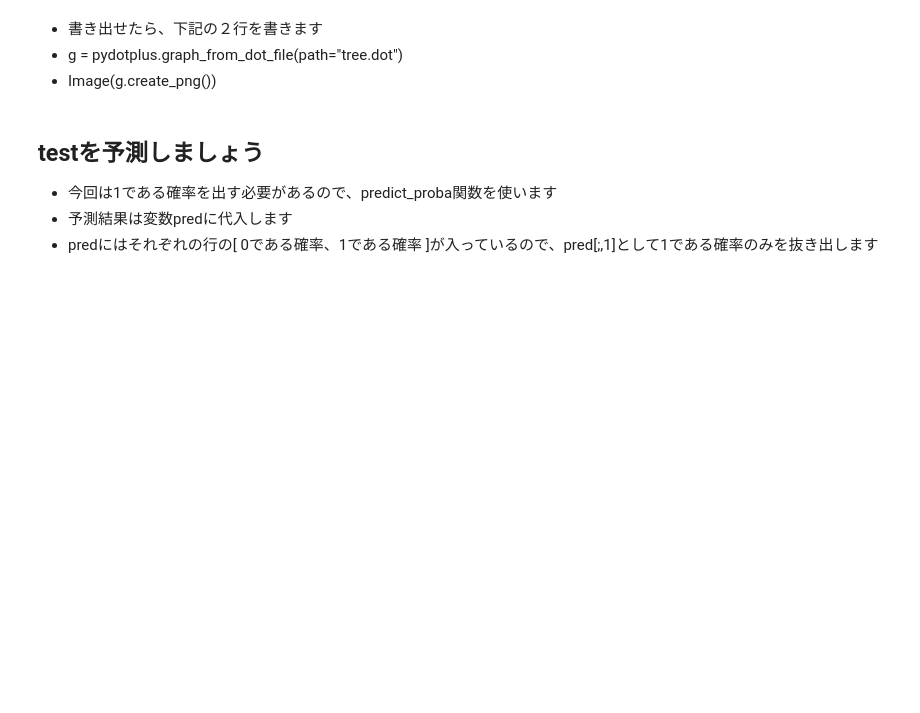
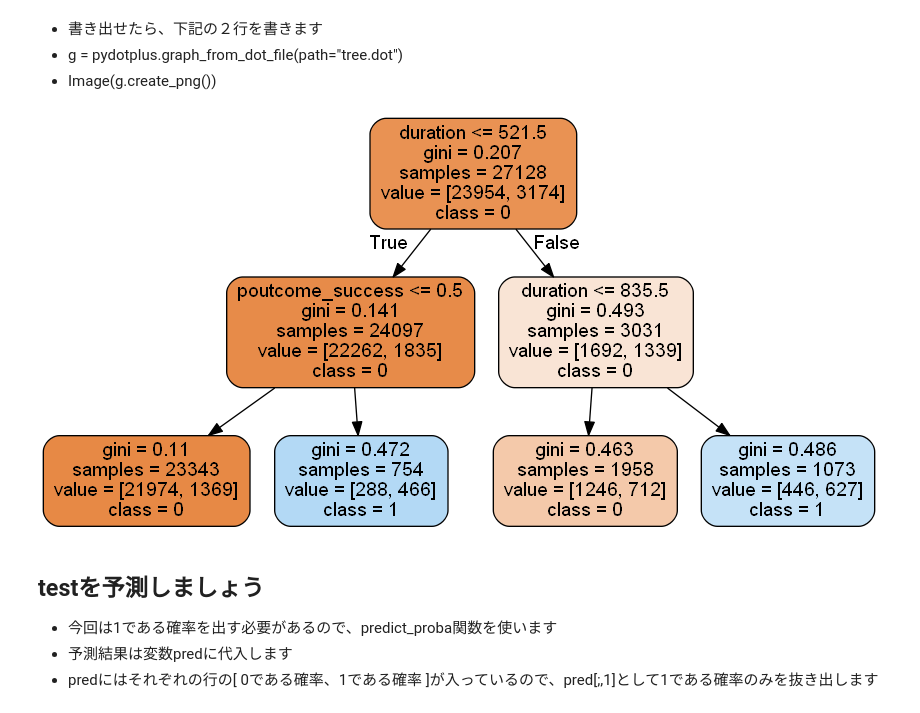
Before and after one commit to nephneph/ginko, a Jupyter notebook: Section6_2.ipynb, the cells around one changed output. Cells and saved outputs as stored; diff of their text form; code cells hidden in the pictures; blank space fills up the shorter version.

```diff
--- a/Section6_2.ipynb
+++ b/Section6_2.ipynb
@@ -48,6 +101,11 @@
 - 書き出せたら、下記の２行を書きます
 - g = pydotplus.graph_from_dot_file(path="tree.dot")
 - Image(g.create_png())
+# %%
+g = pydotplus.graph_from_dot_file(path="tree.dot")
+Image(g.create_png())
+# %% [output]
+[figure, added]
 # %% [markdown]
 ## testを予測しましょう
 - 今回は1である確率を出す必要があるので、predict_proba関数を使います
```
Also changed, not shown: parts of 23 cells of this notebook, 7 other files.
